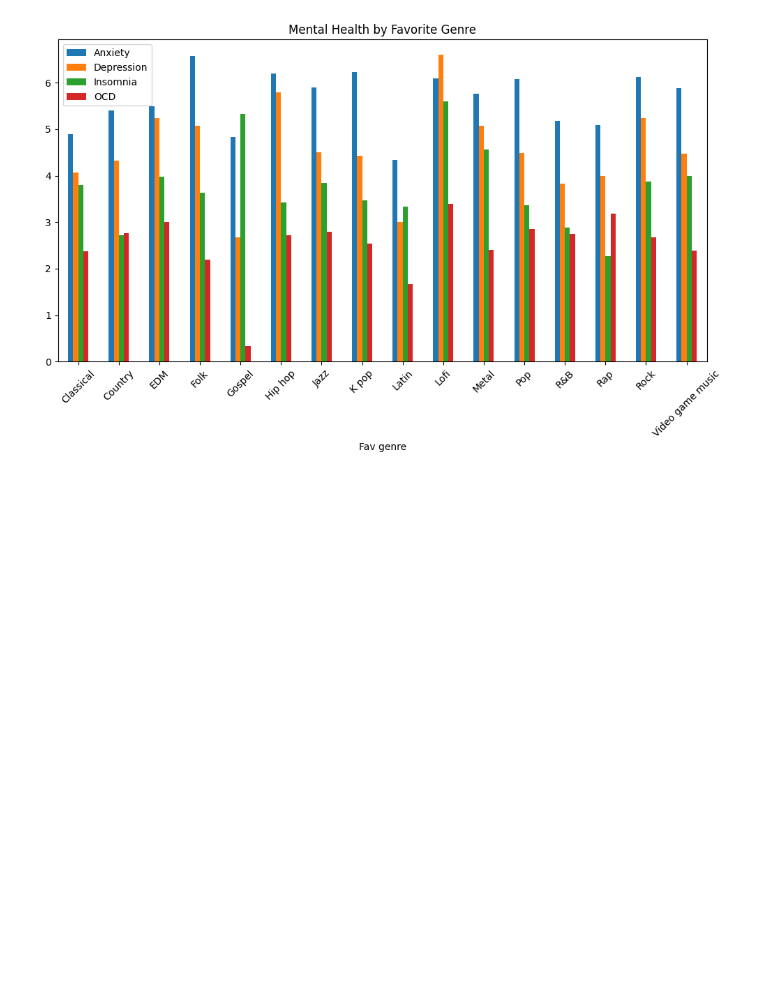
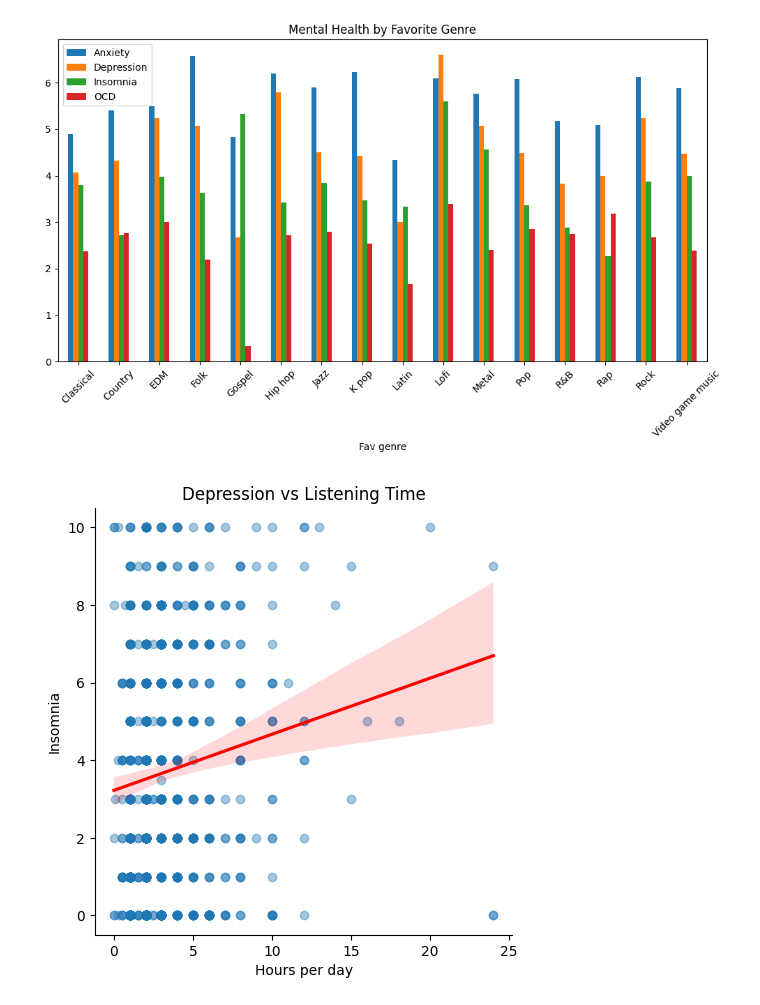
Before and after one commit to lrondal/I-am-hungry, a Jupyter notebook: project_dataVis_Letort_Rondal.ipynb, the cells around one changed output. Cells and saved outputs as stored; diff of their text form; code cells hidden in the pictures; blank space fills up the shorter version.

Commit message:
add charts mental health and listing time

```diff
--- a/project_dataVis_Letort_Rondal.ipynb
+++ b/project_dataVis_Letort_Rondal.ipynb
@@ -539,3 +539,19 @@ plt.xticks(rotation=45)
 plt.show()
 # %% [output]
 [figure]
+# %%
+import seaborn as sns
+import matplotlib.pyplot as plt
+
+sns.lmplot(
+    x="Hours per day",
+    y="Insomnia",
+    data=df,
+    scatter_kws={"alpha":0.4},
+    line_kws={"color":"red"}
+)
+
+plt.title("Depression vs Listening Time")
+plt.show()
+# %% [output]
+[figure, added]
```
Also changed, not shown: parts of 3 cells of this notebook.
